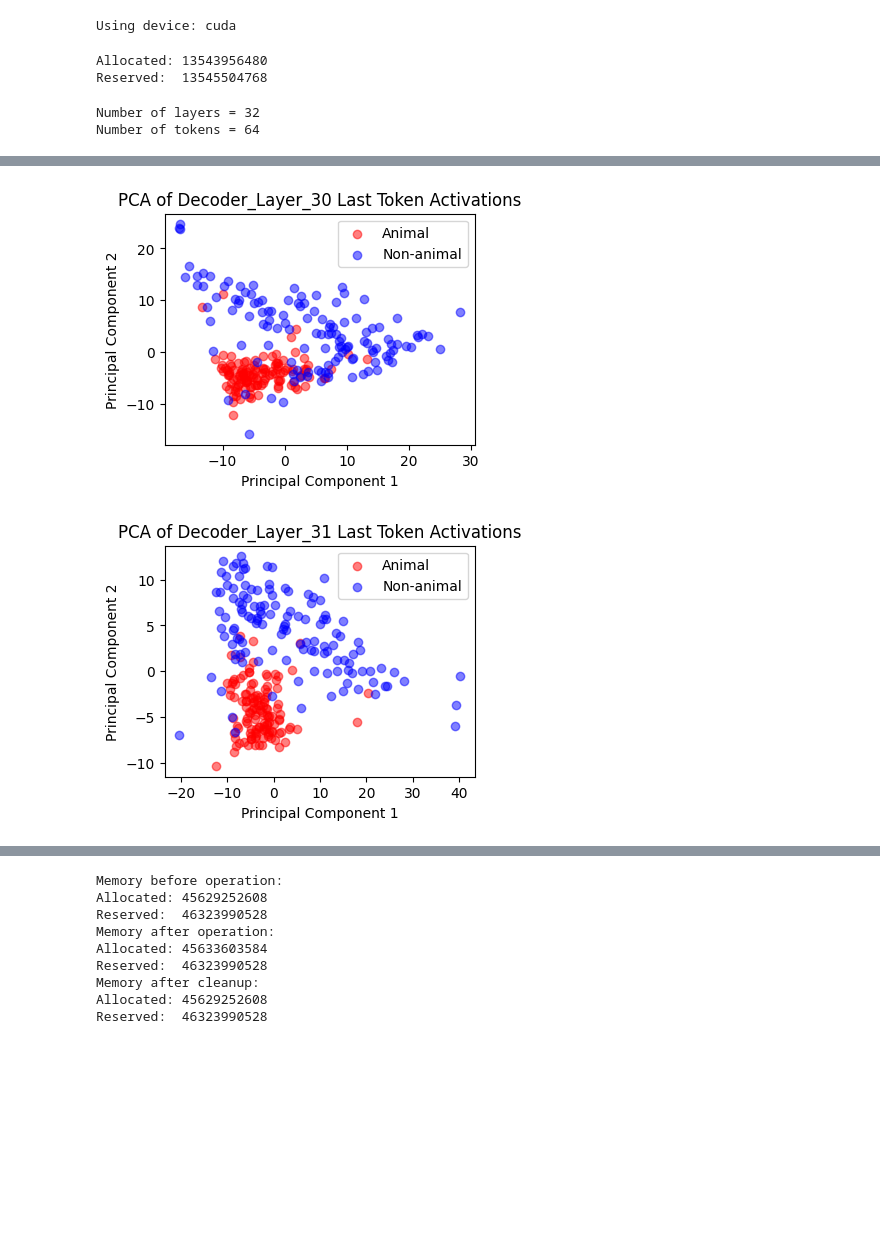
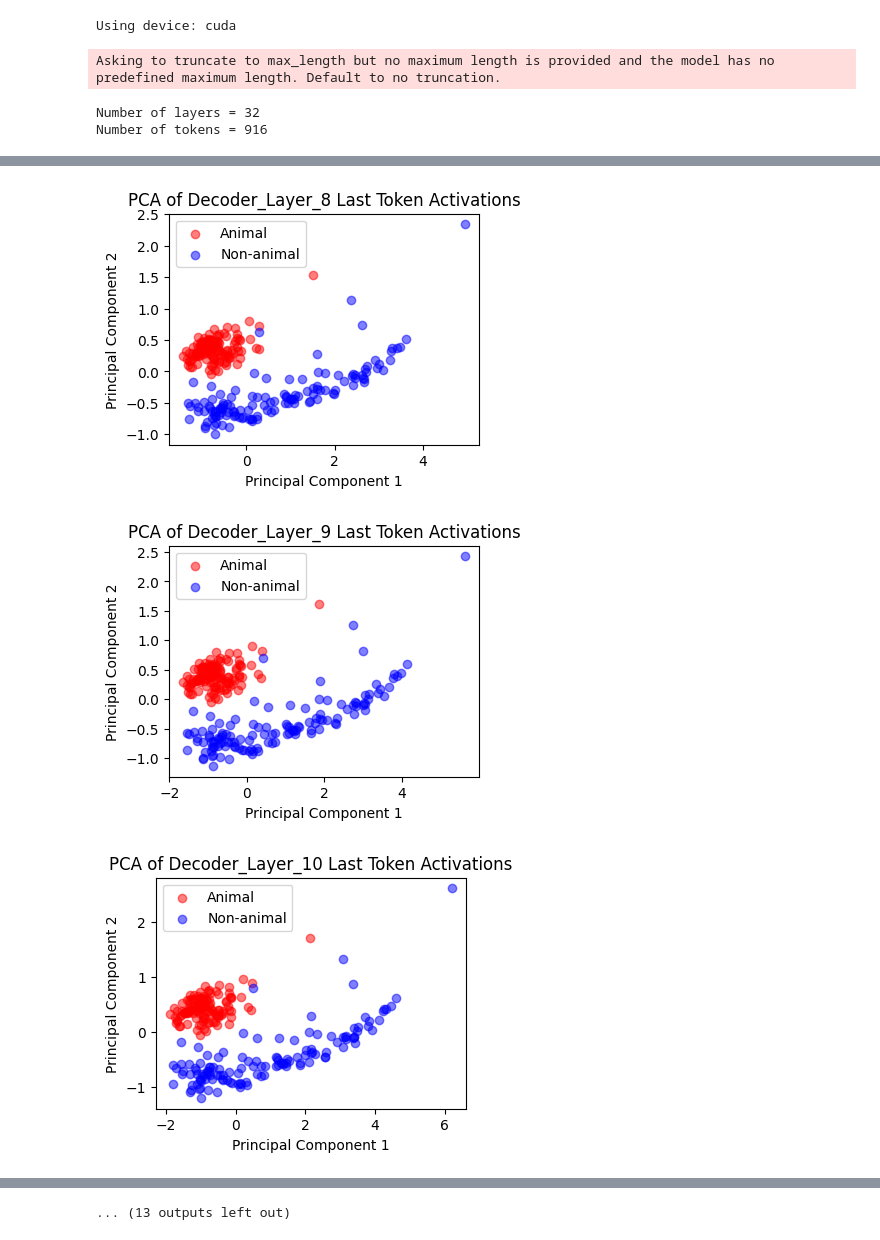
Before and after one commit to barbonara/anomalous-concept-detection, a Jupyter notebook: notebooks/recovery.ipynb, the cells around one changed output, grey strips where cells are left out. Drawn from its saved outputs; the diff is of its cells as text; code cells hidden in the pictures; blank space fills up the shorter version.

```diff
--- a/notebooks/recovery.ipynb
+++ b/notebooks/recovery.ipynb
@@ -49,6 +20,9 @@ def process_sentences(sentences, model, layer_names, tokenizer, max_length, devi
     all_last_tokens = []
 
     for i in range(0, len(sentences), batch_size):
+
+        t.cuda.empty_cache()  # Clear unused memory
+
         print(f"Processing batch {i // batch_size + 1}/{len(sentences) // batch_size + 1}")
         print(f"Allocated: {torch.cuda.memory_allocated()}")
         print(f"Reserved:  {torch.cuda.memory_reserved()}")
@@ -70,7 +44,7 @@ def process_sentences(sentences, model, layer_names, tokenizer, max_length, devi
         activations = {}
         def get_activation(name):
             def hook(model, input, output):
-                activations[name] = output[0].detach()
+                activations[name] = output[0].detach().cpu()
             return hook
 
         hook_handles = []
@@ -133,29 +107,24 @@ print("Using device:", device)
 _ = model.eval()
 # %% [output]
 Using device: cuda
-# %%
-print(f"Allocated: {torch.cuda.memory_allocated()}")
-print(f"Reserved:  {torch.cuda.memory_reserved()}")
-# %% [output]
-Allocated: 13543956480
-Reserved:  13545504768
 # %%
 # Print max number of layers and max number of tokens
 print(f"Number of layers = {len(model.model.layers)}")
-max_tokens = tokenizer(df_sentences['Sentence'].tolist(), return_tensors="pt", padding=True, truncation=True, max_length=64)['input_ids'].shape[-1]
+max_tokens = tokenizer(df_sentences['Sentence'].tolist(), return_tensors="pt", padding=True, truncation=True, max_length=None)['input_ids'].shape[-1]
 print(f"Number of tokens = {max_tokens}")
 # %% [output]
-Number of layers = 32
-Number of tokens = 64
+Asking to truncate to max_length but no maximum length is provided and the model has no predefined maximum length. Default to no truncation.
+Number of layers = 32
+Number of tokens = 916
 # %%
 t.cuda.empty_cache()  # Clear unused memory
 
 num_samples = 128
-batch_size = 4
-layer_names = ['Decoder_Layer_{}'.format(i) for i in range(30,32)]  # All layers
+batch_size = 8
+layer_names = ['Decoder_Layer_{}'.format(i) for i in range(8,32)]  # All layers
 
 # Max length of sentence for truncation
-max_length = 900
+max_length = 916
 
 # Shuffle sentences
 random.shuffle(animal_sentences)
@@ -216,3 +185,4 @@ Reserved:  35970351104
 done processing
-[figure, old version]
+[figure, new version]
-[figure, old version]
+[figure, new version]
+[figure, added]
@@ -219,30 +197 @@ done processing
+... (13 outputs left out)
-# %%
-import torch
-
-print("Memory before operation:")
-print(f"Allocated: {torch.cuda.memory_allocated()}")
-print(f"Reserved:  {torch.cuda.memory_reserved()}")
-
-# Example operation
-tensor = torch.rand(1000, 1000, device='cuda')
-
-print("Memory after operation:")
-print(f"Allocated: {torch.cuda.memory_allocated()}")
-print(f"Reserved:  {torch.cuda.memory_reserved()}")
-
-del tensor  # Clean up
-torch.cuda.empty_cache()  # Clear unused memory
-
-print("Memory after cleanup:")
-print(f"Allocated: {torch.cuda.memory_allocated()}")
-print(f"Reserved:  {torch.cuda.memory_reserved()}")
-# %% [output]
-Memory before operation:
-Allocated: 45629252608
-Reserved:  46323990528
-Memory after operation:
-Allocated: 45633603584
-Reserved:  46323990528
-Memory after cleanup:
-Allocated: 45629252608
-Reserved:  46323990528
```
Also changed, not shown: parts of 3 cells of this notebook.
